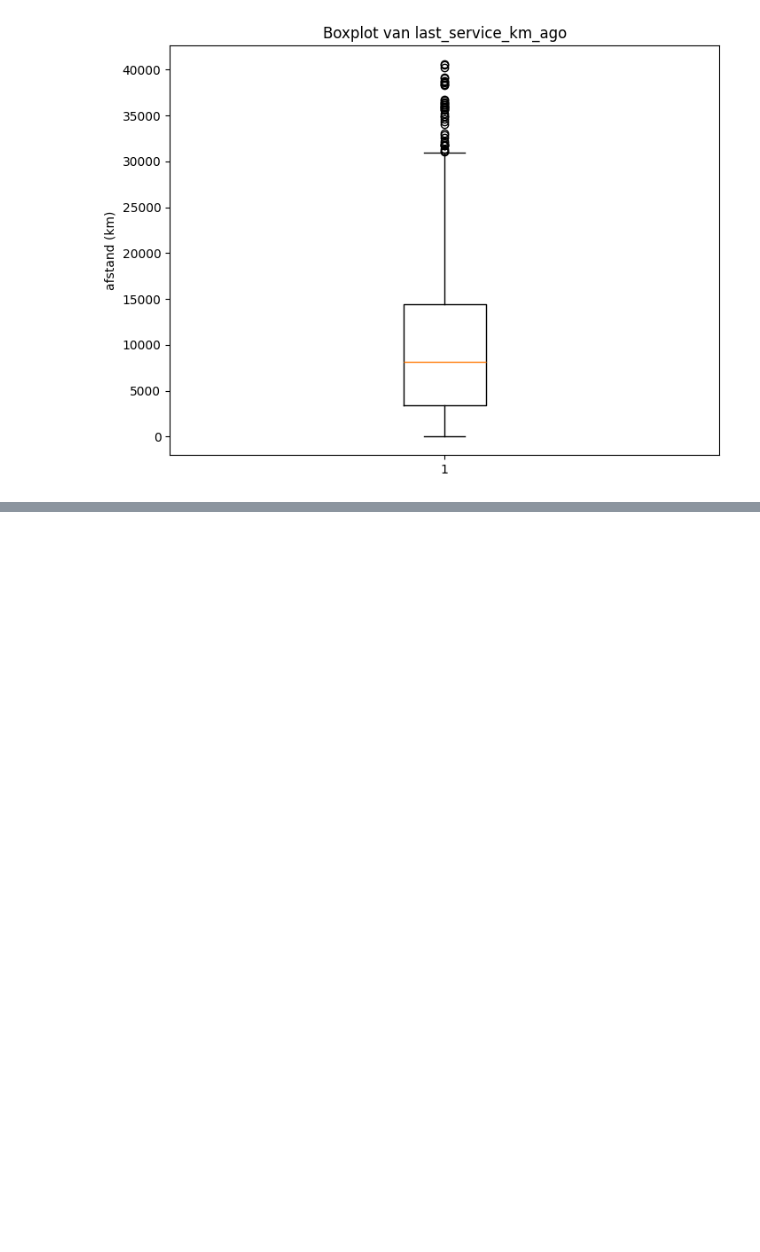
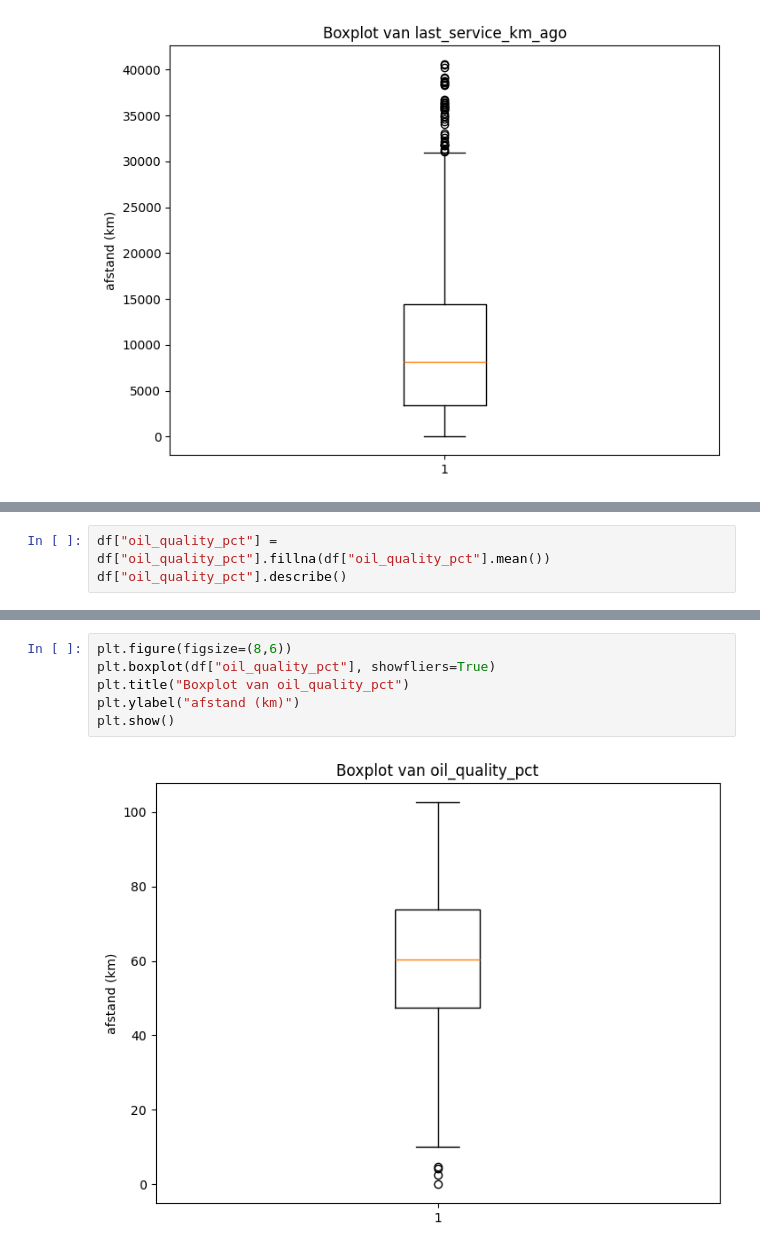
Before and after one commit to MilanMartens/DE-AI-mannen, a Jupyter notebook: notebooks/eda.ipynb, the cells around one changed output, grey strips where cells are left out. Cells and saved outputs as stored; diff of their text form; blank space fills up the shorter version.

```diff
--- a/notebooks/eda.ipynb
+++ b/notebooks/eda.ipynb
@@ -494,0 +555,3 @@ We zien hier een hoop uitschieters. Ik wil dit graag zou houden. Dit zal ervoor
+# %%
+df["oil_quality_pct"] = df["oil_quality_pct"].fillna(df["oil_quality_pct"].mean())
+df["oil_quality_pct"].describe()
@@ -494,0 +568,8 @@ We zien hier een hoop uitschieters. Ik wil dit graag zou houden. Dit zal ervoor
+# %%
+plt.figure(figsize=(8,6))
+plt.boxplot(df["oil_quality_pct"], showfliers=True)
+plt.title("Boxplot van oil_quality_pct")
+plt.ylabel("afstand (km)")
+plt.show()
+# %% [output]
+[figure, added]
```
Also changed, not shown: parts of 44 cells of this notebook, 2 other files.
